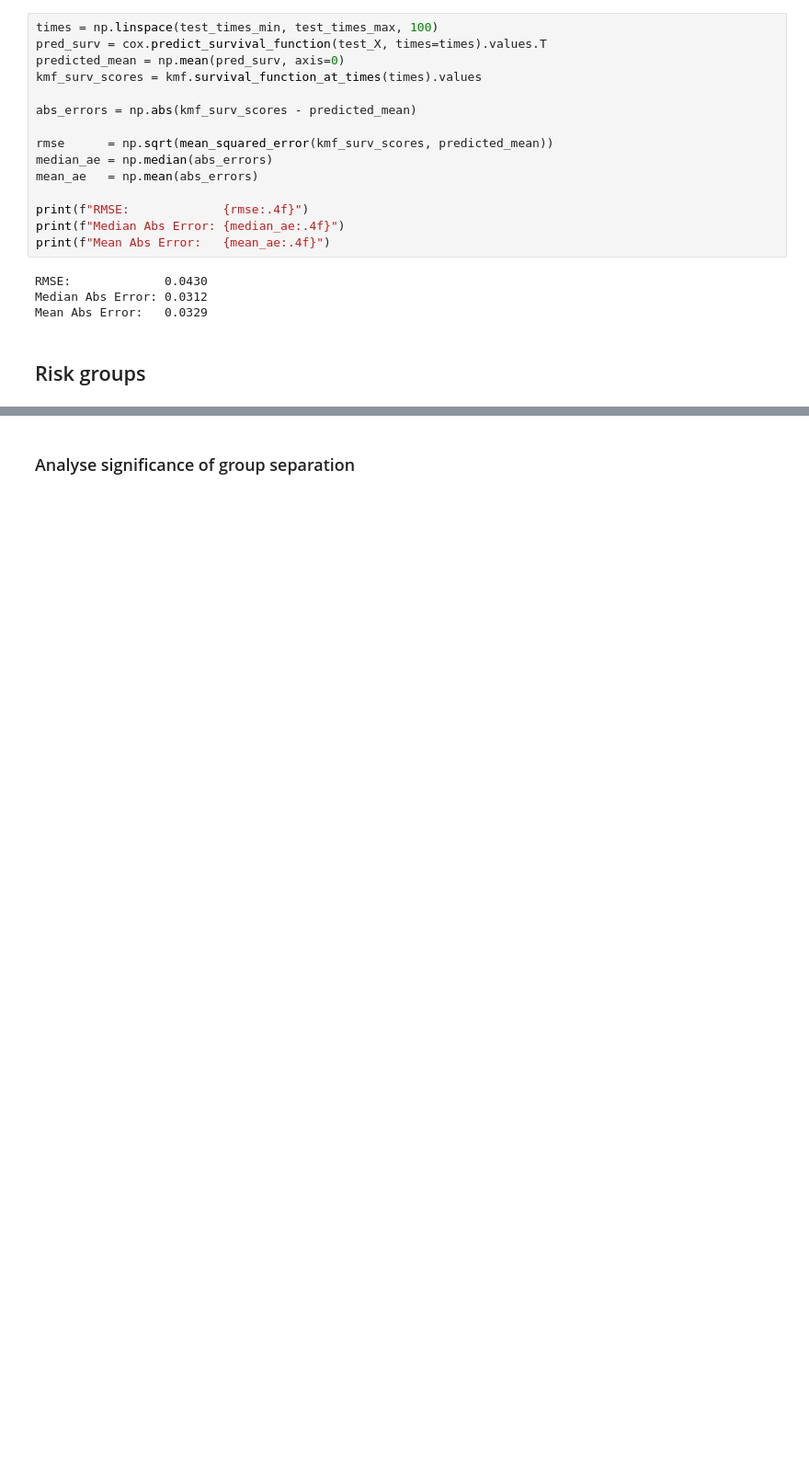
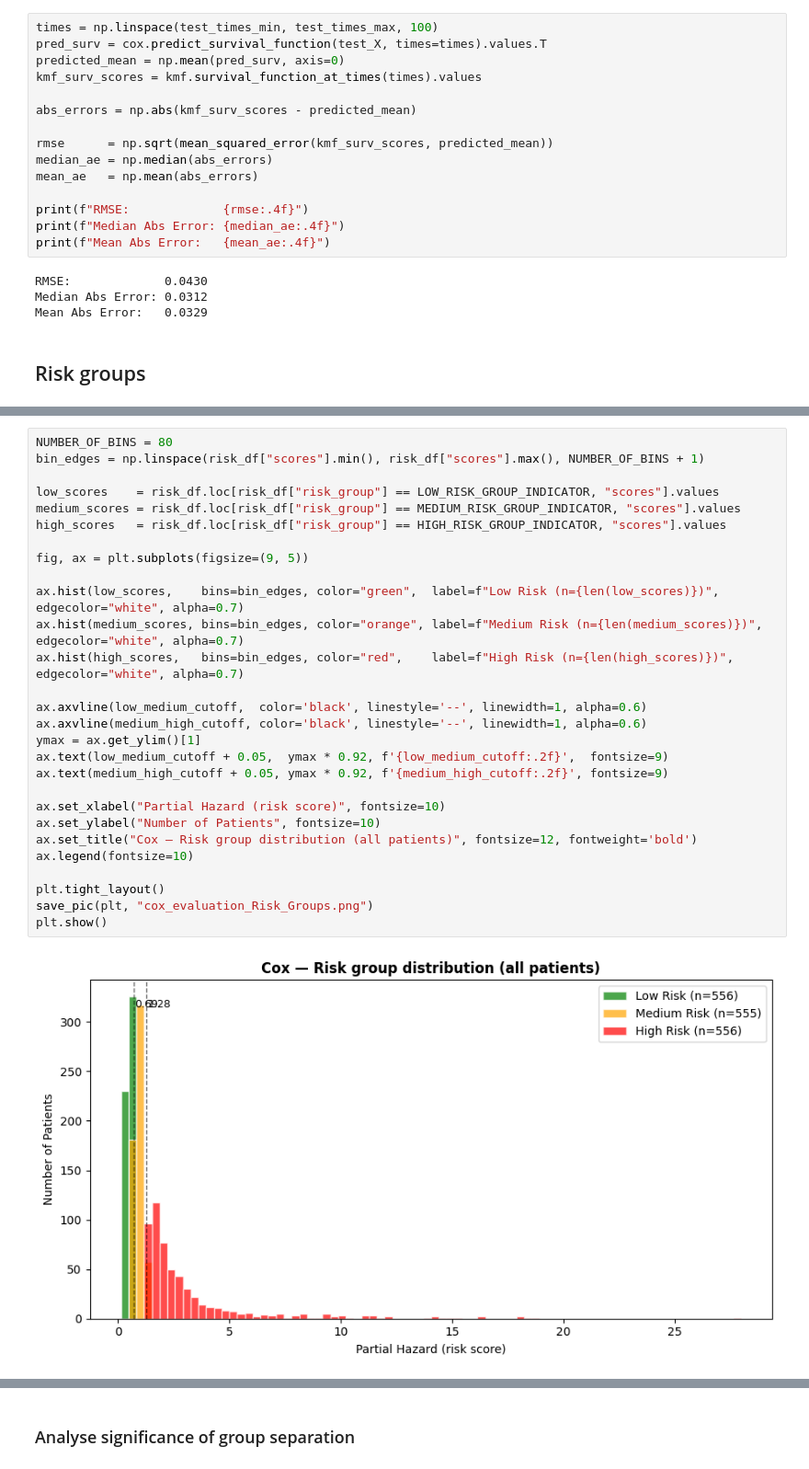
Before and after one commit to mariik4/survival_analysis_of_mci, a Jupyter notebook: notebooks/7-cox-model.evaluation.ipynb, the cells around one changed output, grey strips where cells are left out. Shown at 92% size. Cells and saved outputs as stored; diff of their text form; blank space fills up the shorter version.

```diff
--- a/notebooks/7-cox-model.evaluation.ipynb
+++ b/notebooks/7-cox-model.evaluation.ipynb
@@ -344,0 +255,30 @@ Predicted conversion probability within 0.816 to 19.179 years:
+# %%
+NUMBER_OF_BINS = 80
+bin_edges = np.linspace(risk_df["scores"].min(), risk_df["scores"].max(), NUMBER_OF_BINS + 1)
+
+low_scores    = risk_df.loc[risk_df["risk_group"] == LOW_RISK_GROUP_INDICATOR, "scores"].values
+medium_scores = risk_df.loc[risk_df["risk_group"] == MEDIUM_RISK_GROUP_INDICATOR, "scores"].values
+high_scores   = risk_df.loc[risk_df["risk_group"] == HIGH_RISK_GROUP_INDICATOR, "scores"].values
+
+fig, ax = plt.subplots(figsize=(9, 5))
+
+ax.hist(low_scores,    bins=bin_edges, color="green",  label=f"Low Risk (n={len(low_scores)})",    edgecolor="white", alpha=0.7)
+ax.hist(medium_scores, bins=bin_edges, color="orange", label=f"Medium Risk (n={len(medium_scores)})", edgecolor="white", alpha=0.7)
+ax.hist(high_scores,   bins=bin_edges, color="red",    label=f"High Risk (n={len(high_scores)})",   edgecolor="white", alpha=0.7)
+
+ax.axvline(low_medium_cutoff,  color='black', linestyle='--', linewidth=1, alpha=0.6)
+ax.axvline(medium_high_cutoff, color='black', linestyle='--', linewidth=1, alpha=0.6)
+ymax = ax.get_ylim()[1]
+ax.text(low_medium_cutoff + 0.05,  ymax * 0.92, f'{low_medium_cutoff:.2f}',  fontsize=9)
+ax.text(medium_high_cutoff + 0.05, ymax * 0.92, f'{medium_high_cutoff:.2f}', fontsize=9)
+
+ax.set_xlabel("Partial Hazard (risk score)", fontsize=10)
+ax.set_ylabel("Number of Patients", fontsize=10)
+ax.set_title("Cox — Risk group distribution (all patients)", fontsize=12, fontweight='bold')
+ax.legend(fontsize=10)
+
+plt.tight_layout()
+save_pic(plt, "cox_evaluation_Risk_Groups.png")
+plt.show()
+# %% [output]
+[figure, added]
```
Also changed, not shown: parts of 31 cells of this notebook, 14 other files.
